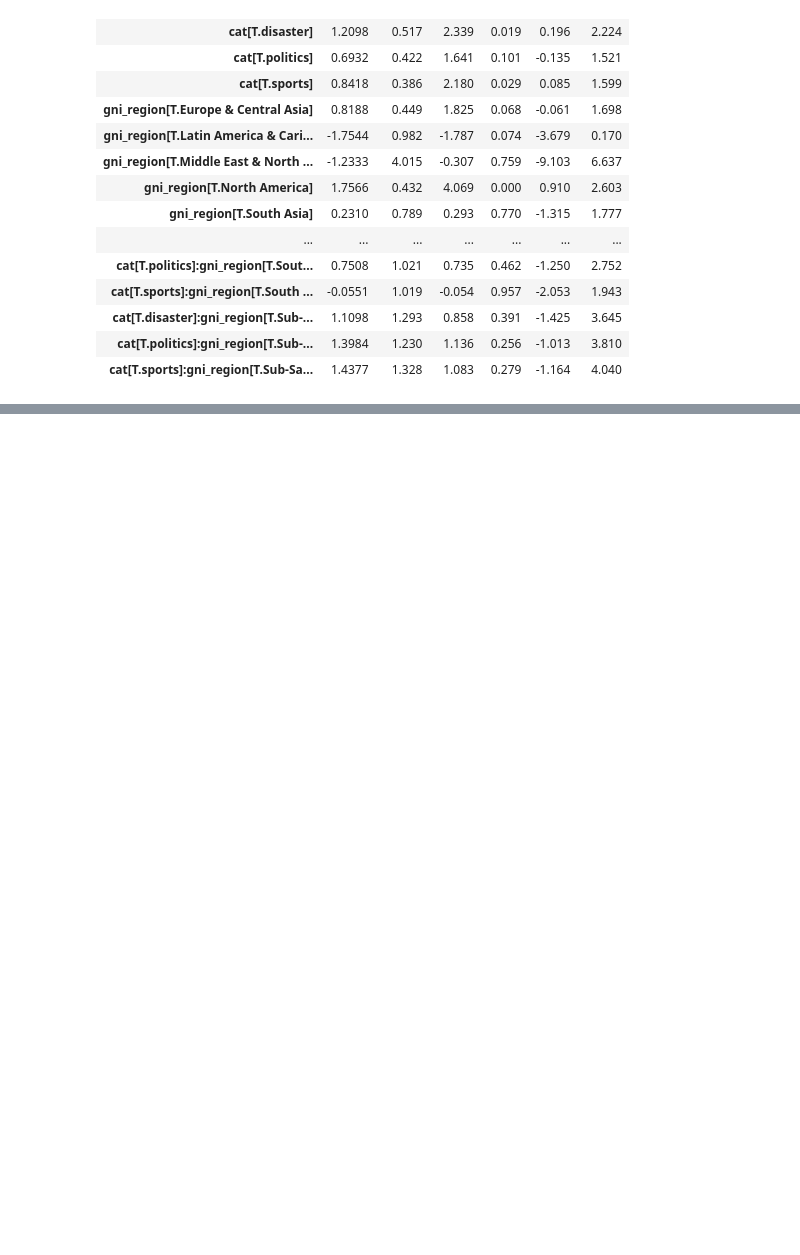
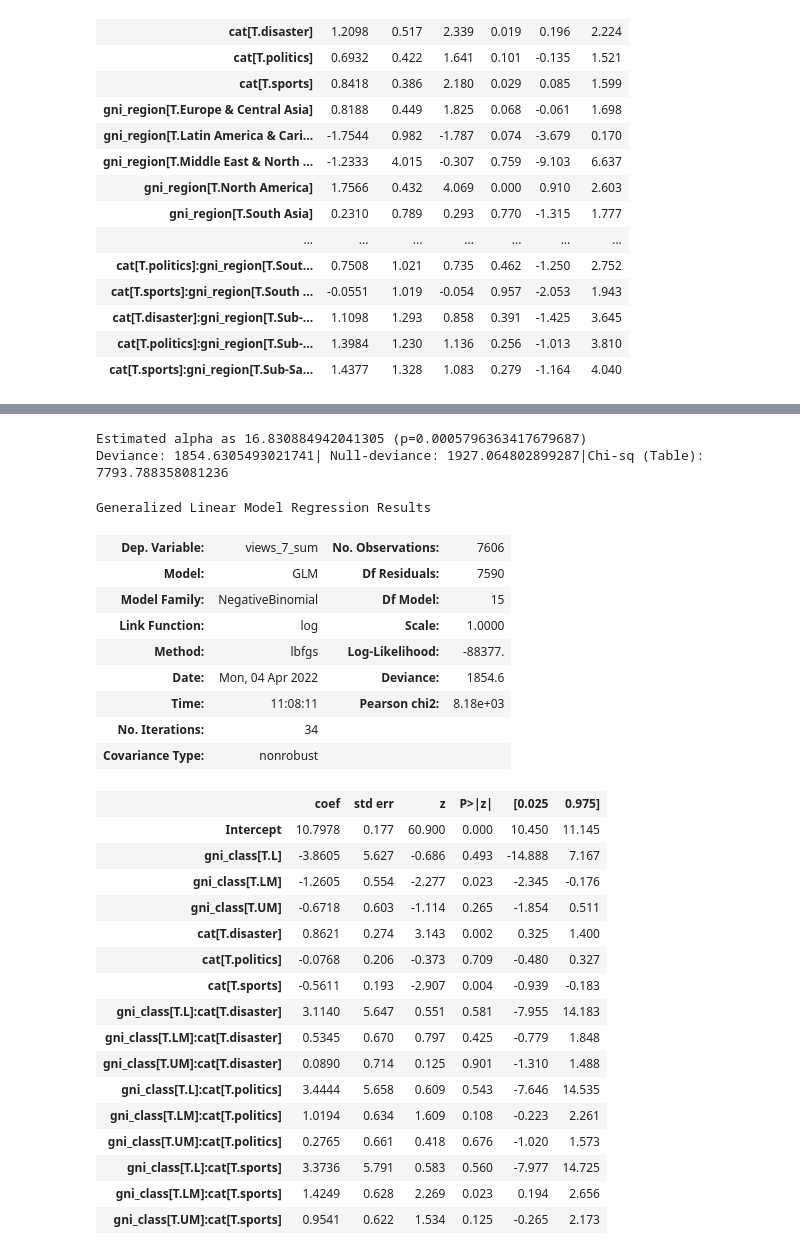
Before and after one commit to ruptho/wiki-event-bias, a Jupyter notebook: deviance_offset_regression.ipynb, the cells around one changed output, grey strips where cells are left out. Drawn from its saved outputs; the diff is of its cells as text; code cells hidden in the pictures; blank space fills up the shorter version.

```diff
--- a/deviance_offset_regression.ipynb
+++ b/deviance_offset_regression.ipynb
@@ -162,0 +225,8 @@ Generalized Linear Model Regression Results
+# %%
+from regression import fit_nb_with_estimated_alpha, estimate_alpha
+df_rel = df_filtered[df_filtered.code=='en'].copy()
+#df_rel['views_7_sum'] = np.log1p(df_rel['views_7_sum'])
+df_rel['gdp_z'] = (df_rel['GDP_pc'] - np.mean(df_rel['GDP_pc'])) / np.std(df_rel['GDP_pc'], ddof=1)
+df_rel['pop_z'] = (df_rel['population'] - np.mean(df_rel['population'])) / np.std(df_rel['population'], ddof=1)
+nb_fit = fit_nb_with_estimated_alpha(df_rel, 'views_7_sum ~ (gdp_z * cat)', offset=df_rel.pop_z.values)
+nb_fit.summary()
@@ -162,0 +255,33 @@ Generalized Linear Model Regression Results
+# %%
+nb_fit = fit_nb_with_estimated_alpha(df_rel, 'views_7_sum ~ (gni_class * cat)', est_method='lbfgs')
+nb_fit.summary()
+# %% [output]
+Estimated alpha as 16.830884942041305 (p=0.0005796363417679687)
+Deviance: 1854.6305493021741| Null-deviance: 1927.064802899287|Chi-sq (Table): 7793.788358081236
+Generalized Linear Model Regression Results
+| Dep. Variable: | views_7_sum | No. Observations: | 7606 |
+| Model: | GLM | Df Residuals: | 7590 |
+| Model Family: | NegativeBinomial | Df Model: | 15 |
+| Link Function: | log | Scale: | 1.0000 |
+| Method: | lbfgs | Log-Likelihood: | -88377. |
+| Date: | Mon, 04 Apr 2022 | Deviance: | 1854.6 |
+| Time: | 11:08:11 | Pearson chi2: | 8.18e+03 |
+| No. Iterations: | 34 |  |  |
+| Covariance Type: | nonrobust |  |  |
+|  | coef | std err | z | P>|z| | [0.025 | 0.975] |
+| Intercept | 10.7978 | 0.177 | 60.900 | 0.000 | 10.450 | 11.145 |
+| gni_class[T.L] | -3.8605 | 5.627 | -0.686 | 0.493 | -14.888 | 7.167 |
+| gni_class[T.LM] | -1.2605 | 0.554 | -2.277 | 0.023 | -2.345 | -0.176 |
+| gni_class[T.UM] | -0.6718 | 0.603 | -1.114 | 0.265 | -1.854 | 0.511 |
+| cat[T.disaster] | 0.8621 | 0.274 | 3.143 | 0.002 | 0.325 | 1.400 |
+| cat[T.politics] | -0.0768 | 0.206 | -0.373 | 0.709 | -0.480 | 0.327 |
+| cat[T.sports] | -0.5611 | 0.193 | -2.907 | 0.004 | -0.939 | -0.183 |
+| gni_class[T.L]:cat[T.disaster] | 3.1140 | 5.647 | 0.551 | 0.581 | -7.955 | 14.183 |
+| gni_class[T.LM]:cat[T.disaster] | 0.5345 | 0.670 | 0.797 | 0.425 | -0.779 | 1.848 |
+| gni_class[T.UM]:cat[T.disaster] | 0.0890 | 0.714 | 0.125 | 0.901 | -1.310 | 1.488 |
+| gni_class[T.L]:cat[T.politics] | 3.4444 | 5.658 | 0.609 | 0.543 | -7.646 | 14.535 |
+| gni_class[T.LM]:cat[T.politics] | 1.0194 | 0.634 | 1.609 | 0.108 | -0.223 | 2.261 |
+| gni_class[T.UM]:cat[T.politics] | 0.2765 | 0.661 | 0.418 | 0.676 | -1.020 | 1.573 |
+| gni_class[T.L]:cat[T.sports] | 3.3736 | 5.791 | 0.583 | 0.560 | -7.977 | 14.725 |
+| gni_class[T.LM]:cat[T.sports] | 1.4249 | 0.628 | 2.269 | 0.023 | 0.194 | 2.656 |
+| gni_class[T.UM]:cat[T.sports] | 0.9541 | 0.622 | 1.534 | 0.125 | -0.265 | 2.173 |
```
Also changed, not shown: parts of 17 cells of this notebook, 13 other files.
